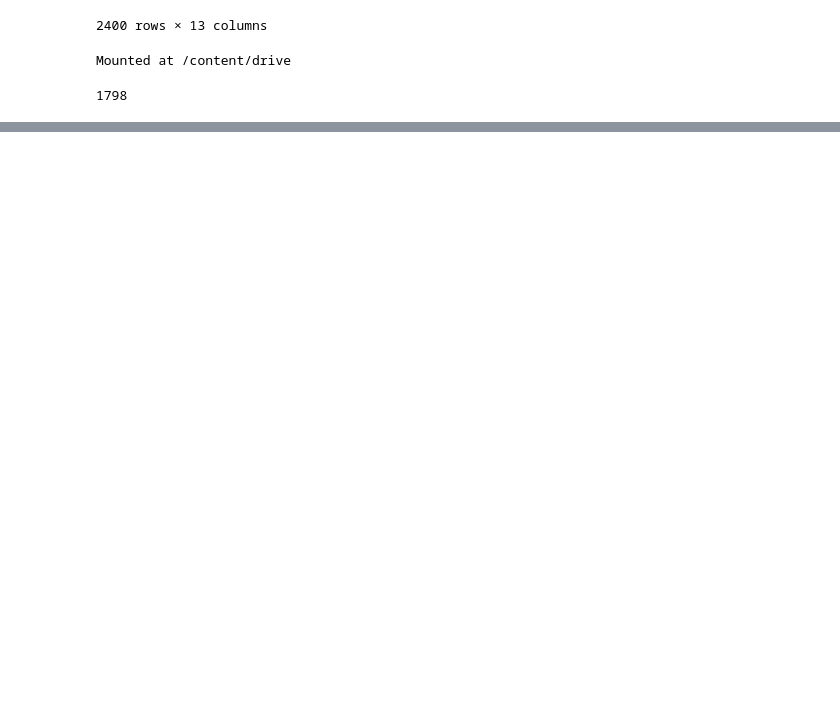
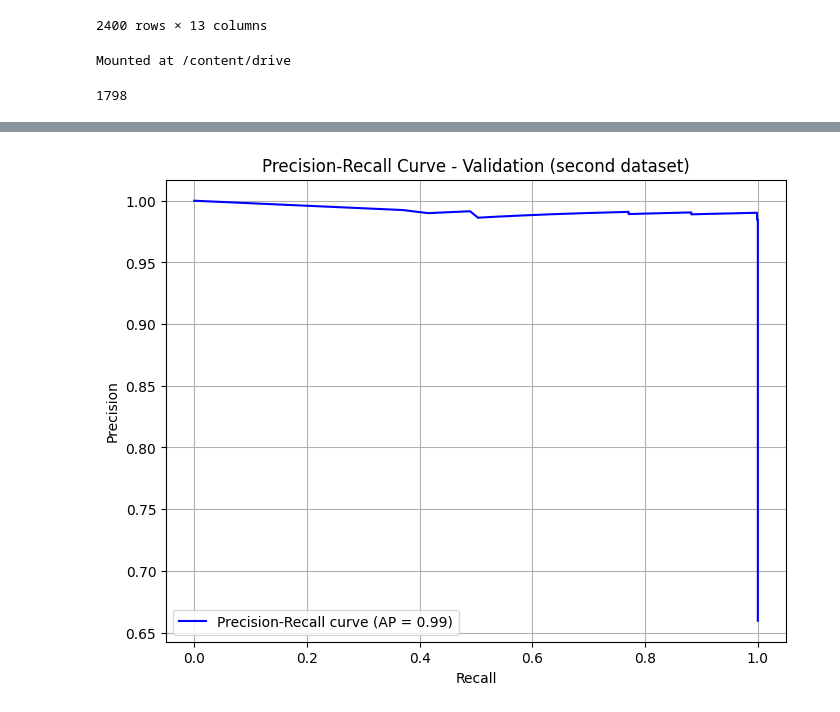
Before and after one commit to paul-dobre/IMU-FALL, a Jupyter notebook: IMU_Fall_Main binary 1.ipynb, the cells around one changed output, grey strips where cells are left out. Saved outputs shown, nothing was run; the diff lists cells and outputs as text; code cells hidden in the pictures; blank space fills up the shorter version.

```diff
--- a/IMU_Fall_Main binary 1.ipynb
+++ b/IMU_Fall_Main binary 1.ipynb
@@ -932,0 +933,40 @@ plt.show()
+# %%
+#plot precision-recall curve
+from sklearn.metrics import precision_recall_curve, average_precision_score
+import matplotlib.pyplot as plt
+
+all_probs = []
+all_labels = []
+
+with torch.no_grad():
+    #for inputs, labels in test_loader:
+    for inputs, labels in val_loader:
+   # for inputs, labels in train_loader:
+        inputs = inputs.unsqueeze(1).unsqueeze(-2)
+        outputs = model(inputs)
+        probs = torch.softmax(outputs, dim=1)[:, 1]
+
+        all_labels.extend(labels.cpu().numpy())
+        all_probs.extend(probs.cpu().numpy())
+
+all_labels = np.array(all_labels)
+all_probs = np.array(all_probs)
+
+precision, recall, _ = precision_recall_curve(all_labels, all_probs)
+average_precision = average_precision_score(all_labels, all_probs)
+
+plt.figure(figsize=(8, 6))
+plt.plot(recall, precision, color='blue', label=f'Precision-Recall curve (AP = {average_precision:.2f})')
+plt.xlabel('Recall')
+plt.ylabel('Precision')
+#plt.title('Precision-Recall Curve - Test (first dataset)')
+#plt.title('Precision-Recall Curve - Validation (first dataset)')
+#plt.title('Precision-Recall Curve - Train (first dataset)')
+#plt.title('Precision-Recall Curve - Test (second dataset)')
+#plt.title('Precision-Recall Curve - Train (second dataset)')
+plt.title('Precision-Recall Curve - Validation (second dataset)')
+plt.legend(loc='lower left')
+plt.grid()
+plt.show()
+# %% [output]
+[figure, added]
```
Also changed, not shown: parts of 7 cells of this notebook.
